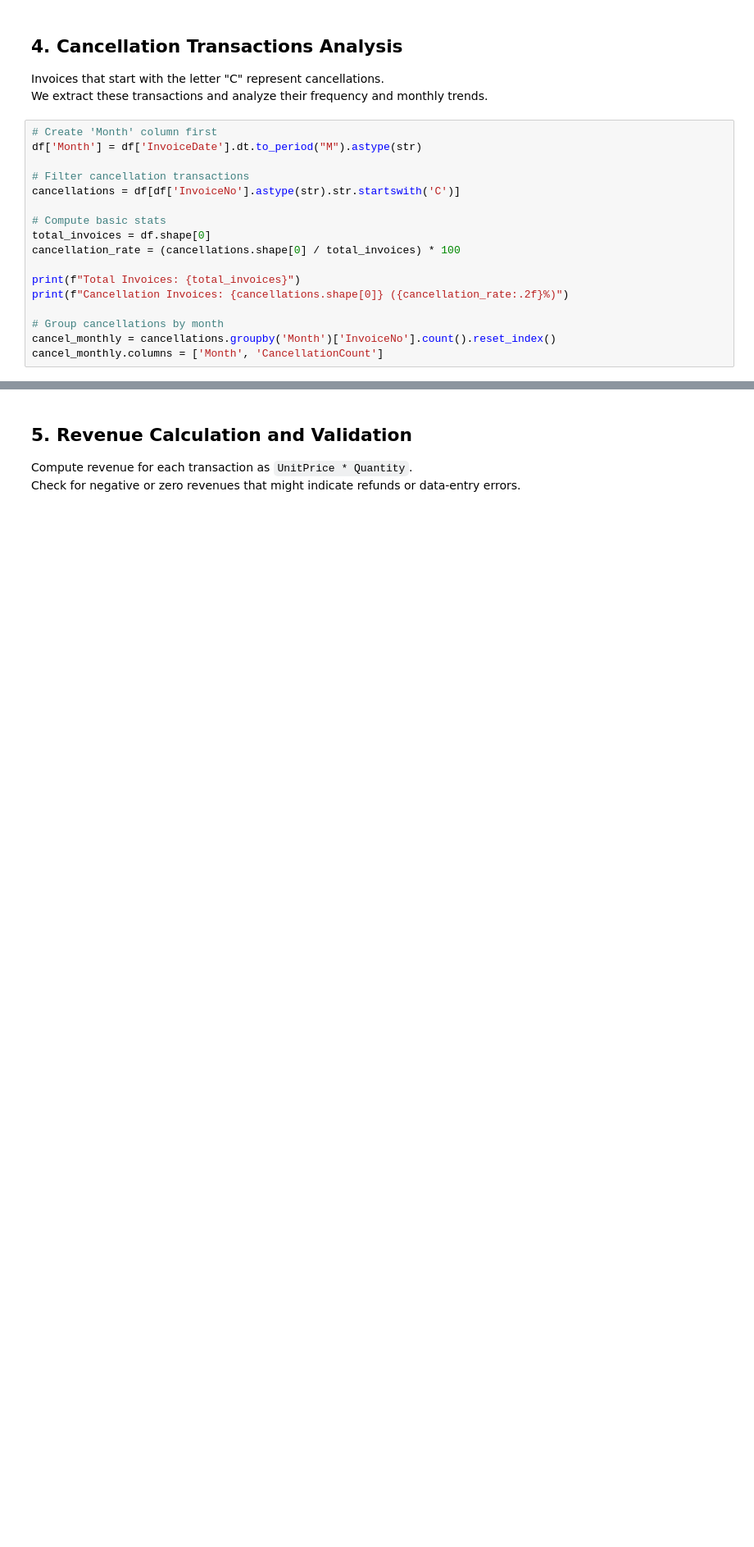
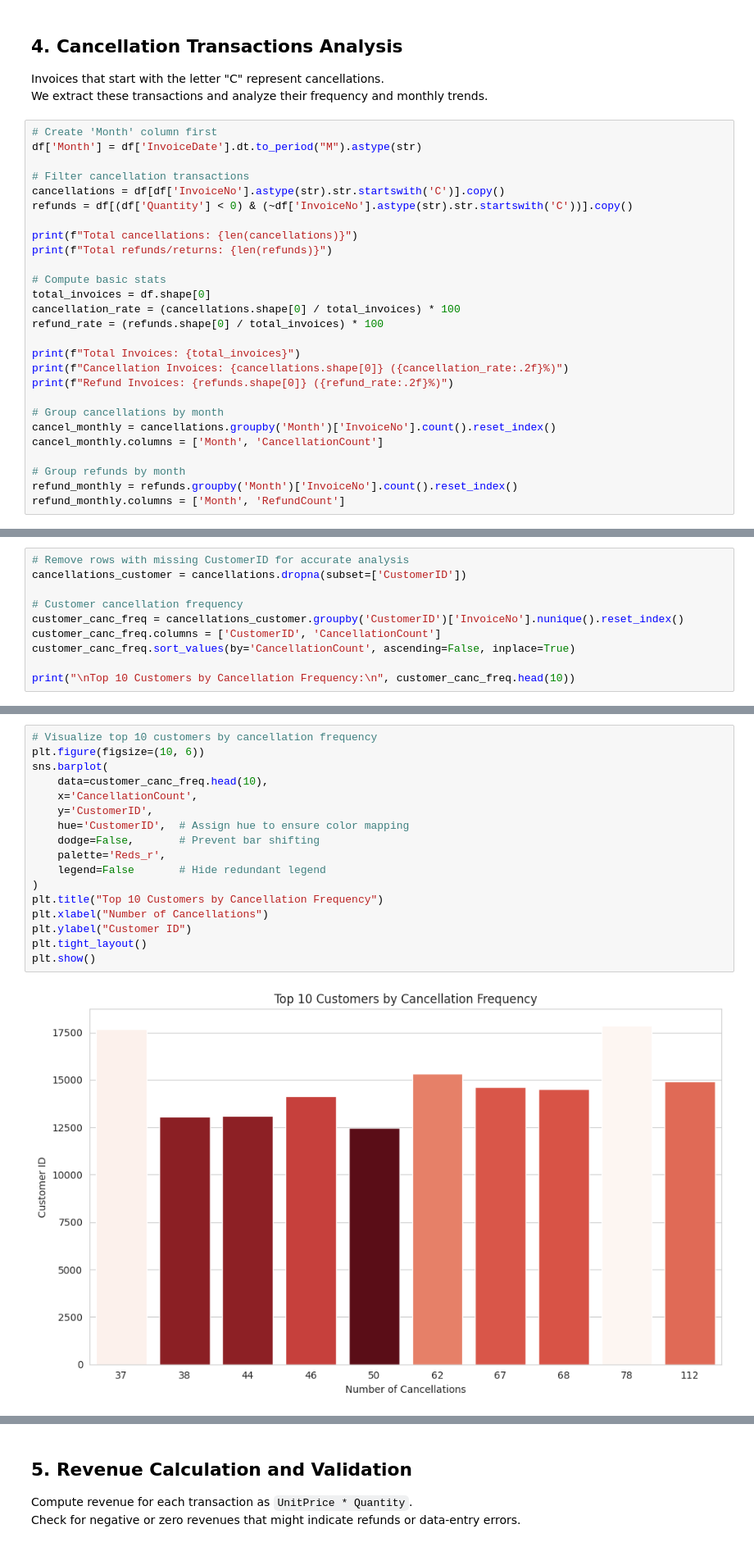
Before and after one commit to Aditya-gam/kpi-forecast-anomaly-platform, a Jupyter notebook: notebooks/01_data_exploration.ipynb, the cells around one changed output, grey strips where cells are left out. Shown at 82% size. Saved outputs shown, nothing was run; the diff lists cells and outputs as text; blank space fills up the shorter version.

```diff
--- a/notebooks/01_data_exploration.ipynb
+++ b/notebooks/01_data_exploration.ipynb
@@ -262,16 +262,26 @@ We extract these transactions and analyze their frequency and monthly trends.
 df['Month'] = df['InvoiceDate'].dt.to_period("M").astype(str)
 
 # Filter cancellation transactions
-cancellations = df[df['InvoiceNo'].astype(str).str.startswith('C')]
+cancellations = df[df['InvoiceNo'].astype(str).str.startswith('C')].copy()
+refunds = df[(df['Quantity'] < 0) & (~df['InvoiceNo'].astype(str).str.startswith('C'))].copy()
+
+print(f"Total cancellations: {len(cancellations)}")
+print(f"Total refunds/returns: {len(refunds)}")
 
 # Compute basic stats
 total_invoices = df.shape[0]
 cancellation_rate = (cancellations.shape[0] / total_invoices) * 100
+refund_rate = (refunds.shape[0] / total_invoices) * 100
 
 print(f"Total Invoices: {total_invoices}")
 print(f"Cancellation Invoices: {cancellations.shape[0]} ({cancellation_rate:.2f}%)")
+print(f"Refund Invoices: {refunds.shape[0]} ({refund_rate:.2f}%)")
 
 # Group cancellations by month
 cancel_monthly = cancellations.groupby('Month')['InvoiceNo'].count().reset_index()
 cancel_monthly.columns = ['Month', 'CancellationCount']
+
+# Group refunds by month
+refund_monthly = refunds.groupby('Month')['InvoiceNo'].count().reset_index()
+refund_monthly.columns = ['Month', 'RefundCount']
 # %% [output]
@@ -291,0 +305,10 @@ plt.show()
+# %%
+# Remove rows with missing CustomerID for accurate analysis
+cancellations_customer = cancellations.dropna(subset=['CustomerID'])
+
+# Customer cancellation frequency
+customer_canc_freq = cancellations_customer.groupby('CustomerID')['InvoiceNo'].nunique().reset_index()
+customer_canc_freq.columns = ['CustomerID', 'CancellationCount']
+customer_canc_freq.sort_values(by='CancellationCount', ascending=False, inplace=True)
+
+print("\nTop 10 Customers by Cancellation Frequency:\n", customer_canc_freq.head(10))
@@ -291,0 +330,19 @@ plt.show()
+# %%
+# Visualize top 10 customers by cancellation frequency
+plt.figure(figsize=(10, 6))
+sns.barplot(
+    data=customer_canc_freq.head(10),
+    x='CancellationCount',
+    y='CustomerID',
+    hue='CustomerID',  # Assign hue to ensure color mapping
+    dodge=False,       # Prevent bar shifting
+    palette='Reds_r',
+    legend=False       # Hide redundant legend
+)
+plt.title("Top 10 Customers by Cancellation Frequency")
+plt.xlabel("Number of Cancellations")
+plt.ylabel("Customer ID")
+plt.tight_layout()
+plt.show()
+# %% [output]
+[figure, added]
```
Also changed, not shown: parts of 40 cells of this notebook, 5 other files.
